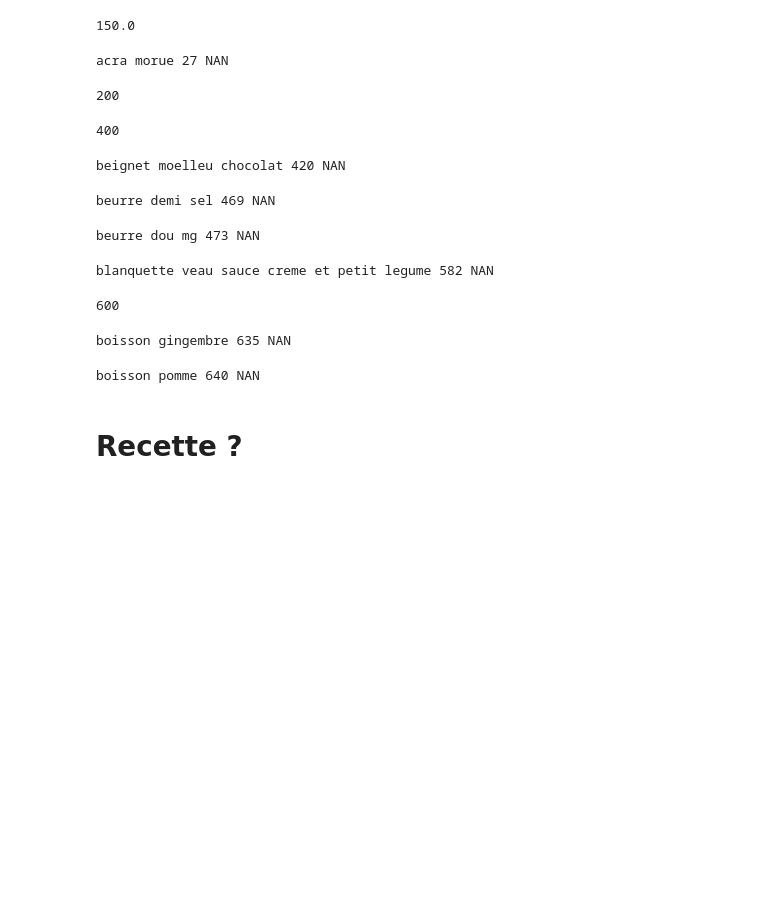
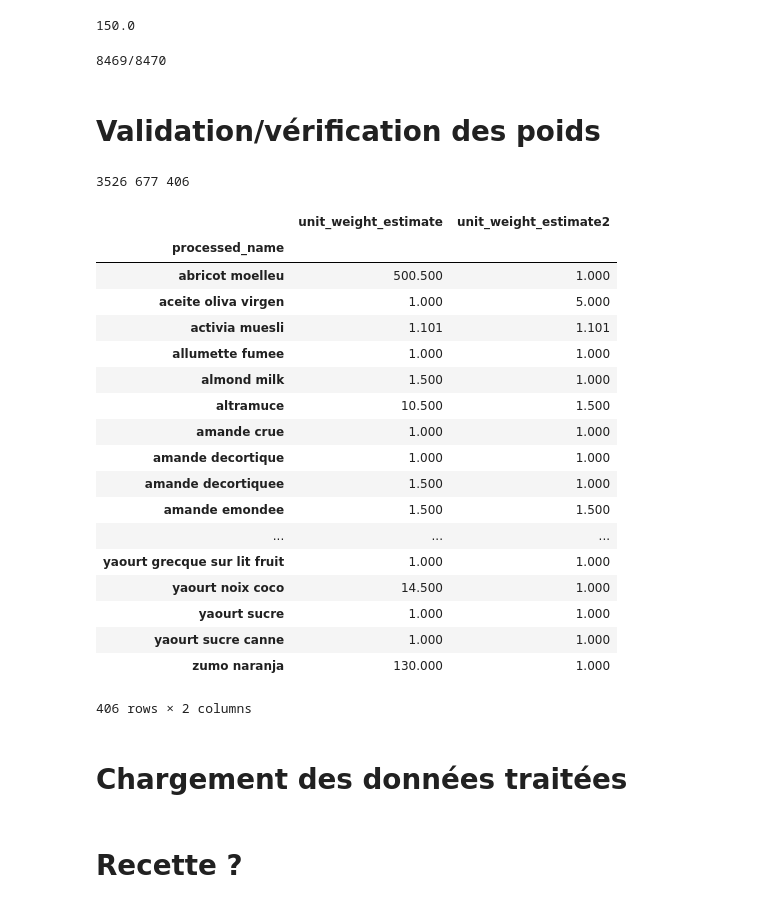
Before and after one commit to titsitits/median-food-facts, a Jupyter notebook: Openfoodfacts_processing.ipynb, the cells around one changed output. Saved outputs shown, nothing was run; the diff lists cells and outputs as text; code cells hidden in the pictures; blank space fills up the shorter version.

```diff
--- a/Openfoodfacts_processing.ipynb
+++ b/Openfoodfacts_processing.ipynb
@@ -378,6 +379,7 @@ out[3]
 #data augmentation: add two columns (two different weight estimation algirthms) for each product
 
 from tqdm import tqdm as progress
+from IPython.display import clear_output
 
 cols = ['unit_weight_estimate', 'unit_weight_estimate2']
 
@@ -393,8 +395,11 @@ for c in cols:
     if not c in medianfacts.columns:
         medianfacts[c] = -1
 
-pbar = progress(range(len(medianfacts)))
-for idx, i in zip(medianfacts.index,pbar):
+
+for idx, i in zip(medianfacts.index,range(len(medianfacts))):
+
+    clear_output()
+    print("%d/%d" % (i, len(medianfacts)))
 
     try:
         product = medianfacts.loc[idx]
@@ -402,7 +407,8 @@ for idx, i in zip(medianfacts.index,pbar):
         #perform query only if product was not yet processed
         incomplete = False
         for c in cols:
-            if product[c] == -1:
+            #optional: np.isnan(...) to reprocess missed queries
+            if product[c] == -1 or np.isnan(product[c]):
                 incomplete = True
                 break
 
@@ -412,7 +418,7 @@ for idx, i in zip(medianfacts.index,pbar):
             out = NU.query_food_weight(name, no_delay=True, verbose = 0)
             if (len(out) <= 5):
                 medianfacts.loc[idx,cols] = np.nan
-                pbar.write("%s %s NAN" % (idx, i))
+                #pbar.write("%s %s NAN" % (idx, i))
             else:
                 medianfacts.loc[idx,cols] = [out[o] for o in out_ids]
 
@@ -423,24 +429,55 @@ for idx, i in zip(medianfacts.index,pbar):
 
     except Exception as e:
 
-        #raise Exception(e)
+
         print(idx, i, e)
 
         medianfacts.loc[idx,cols] = -1
+        medianfacts.to_parquet('medianfacts.parquet', compression = 'GZIP')
+        raise Exception(e)
+
 
     if (i >= 200) and (i % 200 == 0):
-        pbar.write(str(i))
         medianfacts.to_parquet('medianfacts.parquet', compression = 'GZIP')
 
 medianfacts.to_parquet('medianfacts.parquet', compression = 'GZIP')
 # %% [output]
-acra morue 27 NAN
+8469/8470
-200
-400
-beignet moelleu chocolat 420 NAN
-beurre demi sel 469 NAN
-beurre dou mg 473 NAN
-blanquette veau sauce creme et petit legume 582 NAN
-600
-boisson gingembre 635 NAN
-boisson pomme 640 NAN
+# %% [markdown]
+# Validation/vérification des poids
+# %%
+#produits ayant des estimations divergentes
+
+divergent = medianfacts[(medianfacts.unit_weight_estimate-medianfacts.unit_weight_estimate2).abs()>0.2*medianfacts[['unit_weight_estimate','unit_weight_estimate2']].min(axis=1)]
+heavy = medianfacts[medianfacts[['unit_weight_estimate','unit_weight_estimate2']].max(axis=1) > 1000]
+light = medianfacts[medianfacts[['unit_weight_estimate','unit_weight_estimate2']].min(axis=1) < 2]
+print(len(divergent), len(heavy), len(light))
+
+light[['unit_weight_estimate','unit_weight_estimate2']].to_csv('light_products.csv')
+heavy[['unit_weight_estimate','unit_weight_estimate2']].to_csv('heavy_products.csv')
+light[['unit_weight_estimate','unit_weight_estimate2']]
+
+#ok, heavy: ananas, volaille
+# %% [output]
+3526 677 406
+|  | unit_weight_estimate | unit_weight_estimate2 |
+| processed_name |  |  |
+| abricot moelleu | 500.500 | 1.000 |
+| aceite oliva virgen | 1.000 | 5.000 |
+| activia muesli | 1.101 | 1.101 |
+| allumette fumee | 1.000 | 1.000 |
+| almond milk | 1.500 | 1.000 |
+| altramuce | 10.500 | 1.500 |
+| amande crue | 1.000 | 1.000 |
+| amande decortique | 1.000 | 1.000 |
+| amande decortiquee | 1.500 | 1.000 |
+| amande emondee | 1.500 | 1.500 |
+| ... | ... | ... |
+| yaourt grecque sur lit fruit | 1.000 | 1.000 |
+| yaourt noix coco | 14.500 | 1.000 |
+| yaourt sucre | 1.000 | 1.000 |
+| yaourt sucre canne | 1.000 | 1.000 |
+| zumo naranja | 130.000 | 1.000 |
+406 rows × 2 columns
+# %% [markdown]
+# Chargement des données traitées
```
Also changed, not shown: parts of 15 cells of this notebook, 3 other files.
